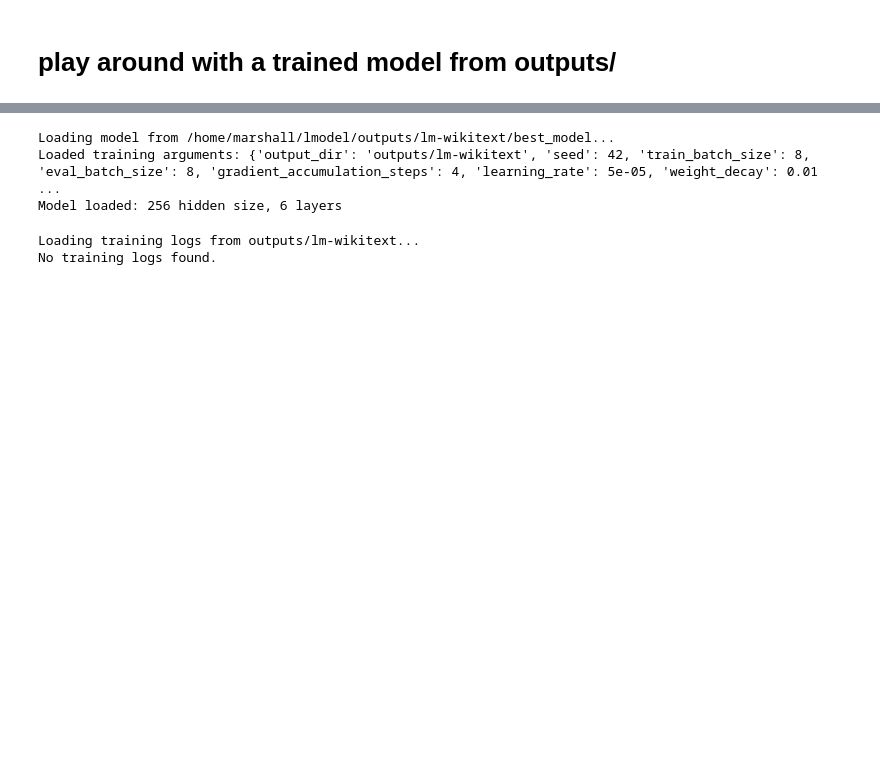
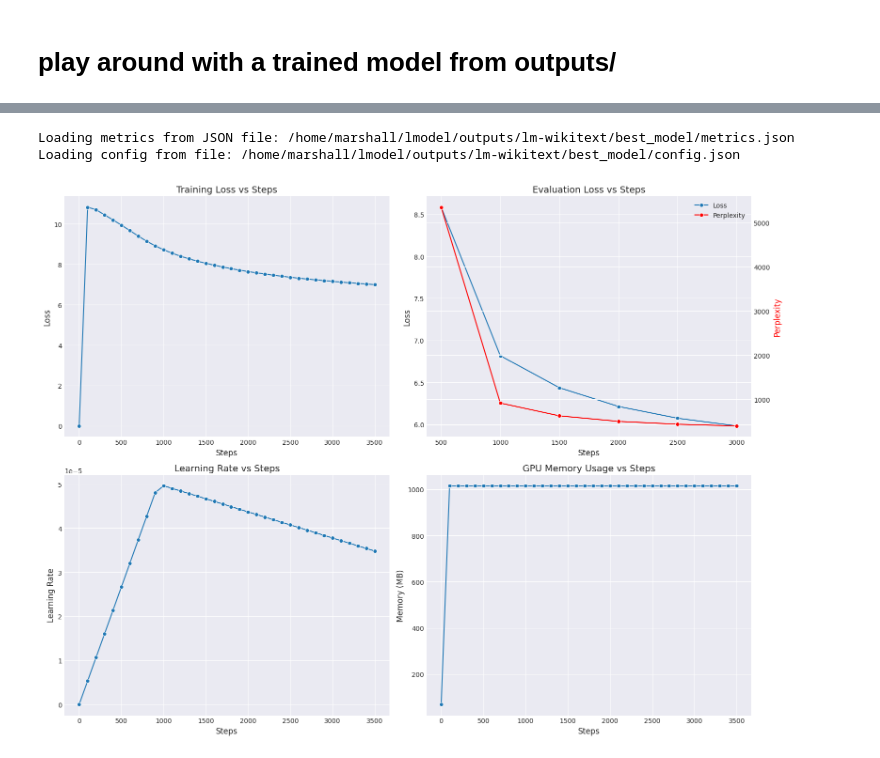
Before and after one commit to marshallcase/lm-training, a Jupyter notebook: notebooks/evaluate_model.ipynb, the cells around one changed output, grey strips where cells are left out. Cells and saved outputs as stored; diff of their text form; code cells hidden in the pictures; blank space fills up the shorter version.

Commit message:
add better logging, metrics, training outputs

```diff
--- a/notebooks/evaluate_model.ipynb
+++ b/notebooks/evaluate_model.ipynb
@@ -216,28 +2,0 @@ def plot_training_progress(df):
-# %%
-# Example usage
-model_path = "/home/marshall/lmodel/outputs/lm-wikitext/best_model"
-logs_dir = "outputs/lm-wikitext"  # This should be the parent directory of all checkpoints
-
-# Load tokenizer
-tokenizer_name = "gpt2"  # Update this to match what you used during training
-tokenizer = AutoTokenizer.from_pretrained(tokenizer_name)
-if tokenizer.pad_token is None:
-    tokenizer.pad_token = tokenizer.eos_token
-
-# Load model
-print(f"Loading model from {model_path}...")
-model, model_config = load_model_from_checkpoint(model_path)
-print(f"Model loaded: {model_config.hidden_size} hidden size, {model_config.num_hidden_layers} layers")
-# %% [output]
-Loading model from /home/marshall/lmodel/outputs/lm-wikitext/best_model...
-Loaded training arguments: {'output_dir': 'outputs/lm-wikitext', 'seed': 42, 'train_batch_size': 8, 'eval_batch_size': 8, 'gradient_accumulation_steps': 4, 'learning_rate': 5e-05, 'weight_decay': 0.01 ...
-Model loaded: 256 hidden size, 6 layers
-# %%
-print(f"Loading training logs from {logs_dir}...")
-training_df = load_and_parse_logs(logs_dir)
-if training_df is not None:
-    print("Training data loaded. Here are the first few rows:")
-    print(training_df.head())
-# %% [output]
-Loading training logs from outputs/lm-wikitext...
-No training logs found.
@@ -243,0 +218,9 @@ No training logs found.
+# %%
+metrics_df = load_metrics('/home/marshall/lmodel/outputs/lm-wikitext/best_model/metrics.json')
+config = load_config('/home/marshall/lmodel/outputs/lm-wikitext/best_model/config.json')
+
+plot_metrics(metrics_df)
+# %% [output]
+Loading metrics from JSON file: /home/marshall/lmodel/outputs/lm-wikitext/best_model/metrics.json
+Loading config from file: /home/marshall/lmodel/outputs/lm-wikitext/best_model/config.json
+[figure, added]
```
Also changed, not shown: parts of 8 cells of this notebook, 2 other files.
